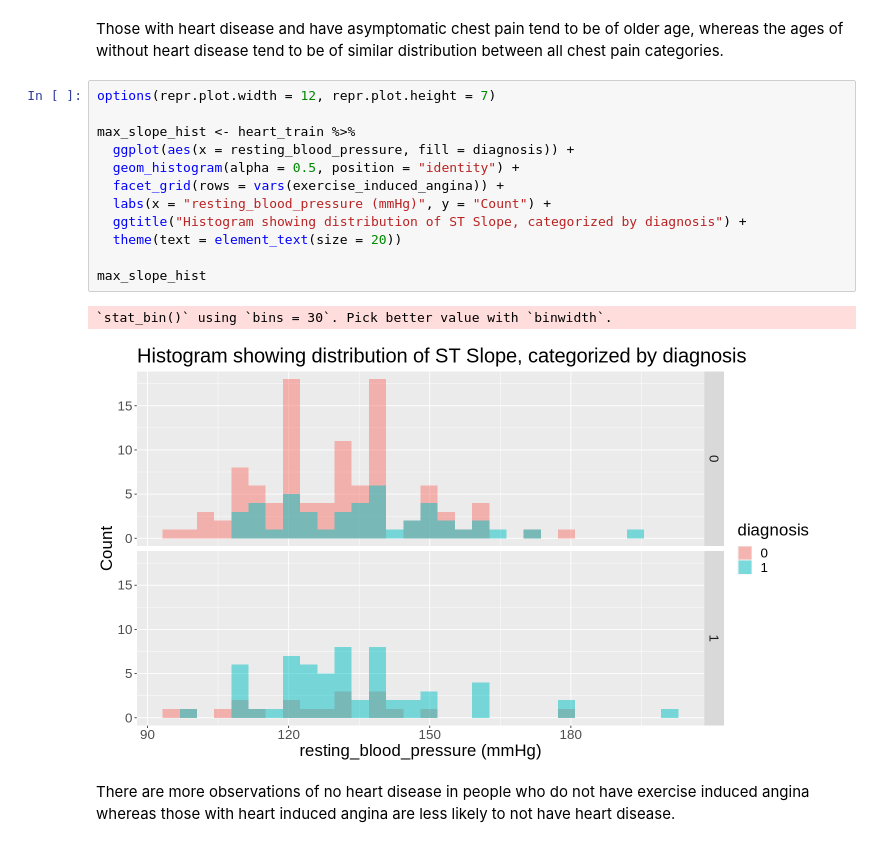
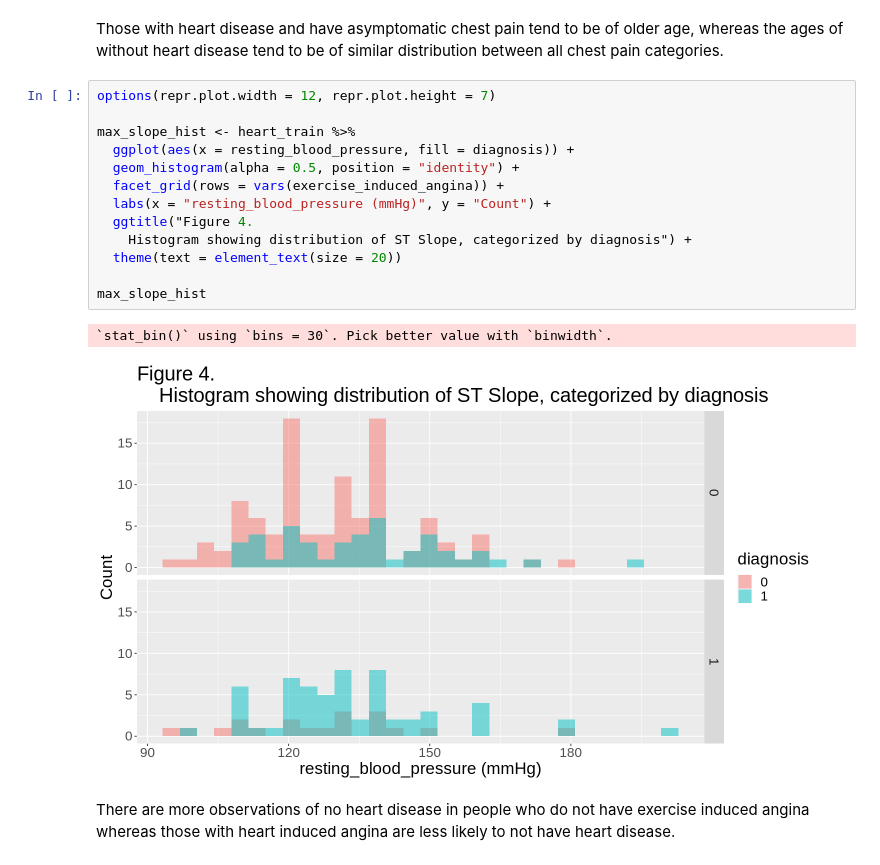
Before and after one commit to lovey155/Project-Proposal-Group-27, a Jupyter notebook: Polished Final Report.ipynb, the cells around one changed output. Saved outputs shown, nothing was run; the diff lists cells and outputs as text.

```diff
--- a/Polished Final Report.ipynb
+++ b/Polished Final Report.ipynb
@@ -401,18 +384,19 @@ Those with heart disease and have asymptomatic chest pain tend to be of older ag
 # %%
 options(repr.plot.width = 12, repr.plot.height = 7)
 
 max_slope_hist <- heart_train %>%
   ggplot(aes(x = resting_blood_pressure, fill = diagnosis)) +
   geom_histogram(alpha = 0.5, position = "identity") +
   facet_grid(rows = vars(exercise_induced_angina)) +
   labs(x = "resting_blood_pressure (mmHg)", y = "Count") +
-  ggtitle("Histogram showing distribution of ST Slope, categorized by diagnosis") +
+  ggtitle("Figure 4.
+    Histogram showing distribution of ST Slope, categorized by diagnosis") +
   theme(text = element_text(size = 20))
 
 max_slope_hist
 # %% [output]
 `stat_bin()` using `bins = 30`. Pick better value with `binwidth`.
-[figure, old version]
+[figure, new version]
 # %% [markdown]
 There are more observations of no heart disease in people who do not have exercise induced angina whereas those with heart induced angina are less likely to not have heart disease.
 # %% [markdown]
```
Also changed, not shown: parts of 16 cells of this notebook.
